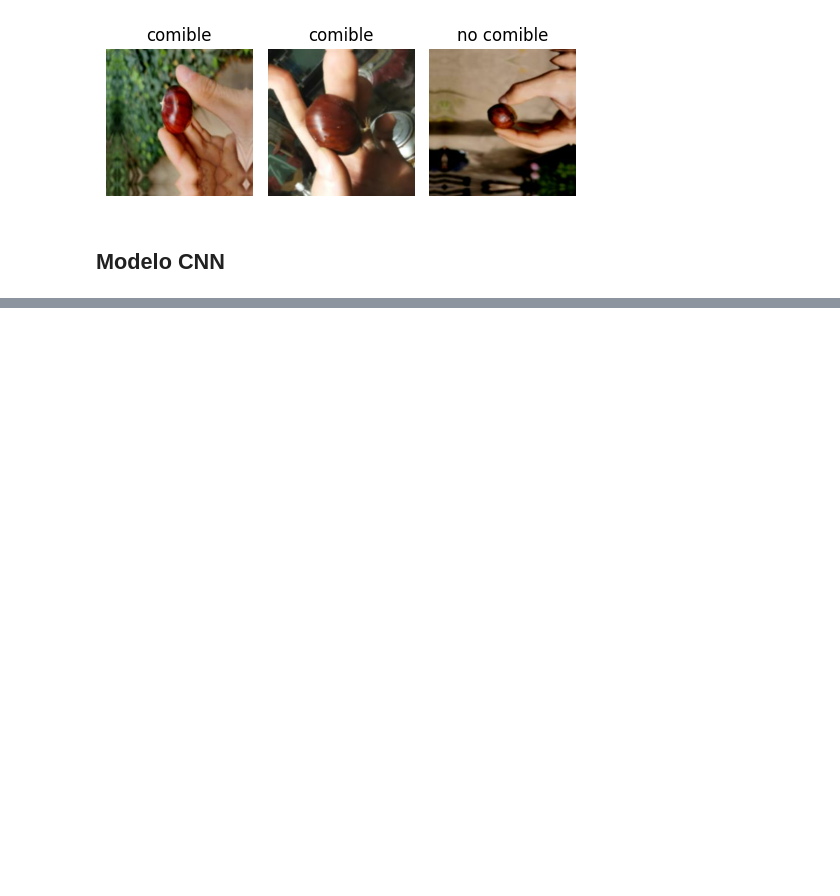
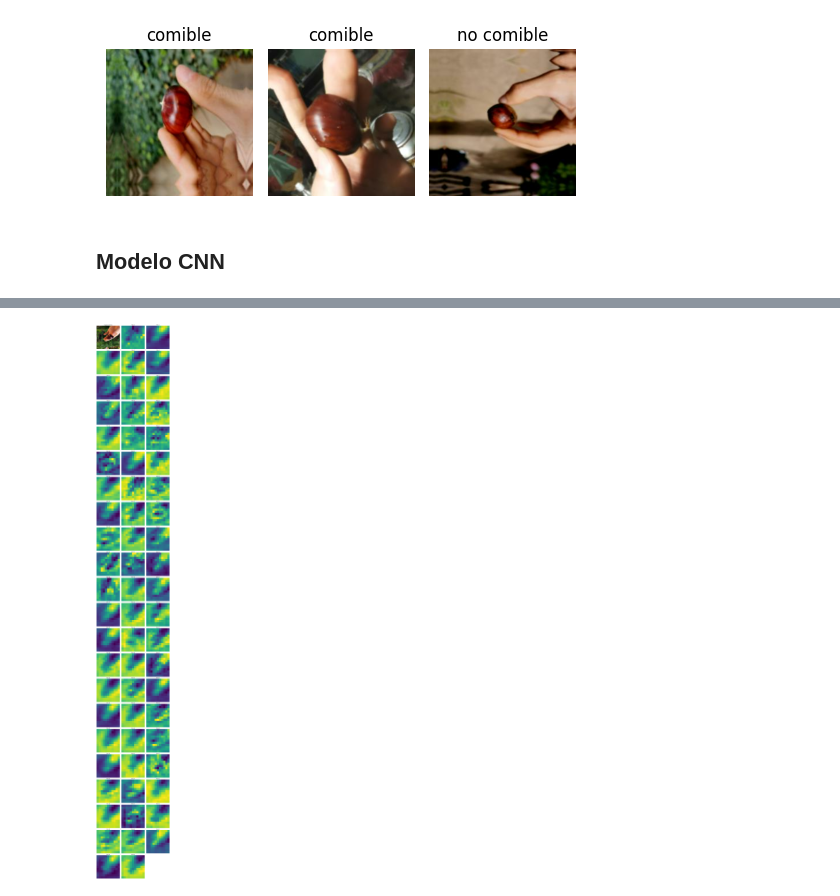
Before and after one commit to Axoluther/castanas-xai, a Jupyter notebook: CNN.ipynb, the cells around one changed output, grey strips where cells are left out. Cells and saved outputs as stored; diff of their text form; code cells hidden in the pictures; blank space fills up the shorter version.

```diff
--- a/CNN.ipynb
+++ b/CNN.ipynb
@@ -169,0 +215,21 @@ val accuaricy: 0.768878698348999 val loss: 0.5461703538894653
+# %%
+# Obtener una sola imagen del batch
+# `img1` es de forma (32, 256, 256, 3), por lo que seleccionamos una sola imagen:
+img_single = img1[0].numpy() / 255.0  # (256, 256, 3)
+
+# Expandir dimensiones para hacerla (1, 256, 256, 3), que es lo que espera el modelo
+img_single_batch = np.expand_dims(img_single, axis=0)
+
+# Pasar una sola imagen al modelo
+_ = model(img_single_batch)
+
+# Crear extractor de características
+input = model.layers[0].input
+intermediate_layer = model.get_layer(index=14)
+output = intermediate_layer.output
+feature_extractor = keras.models.Model(inputs=input, outputs=output)
+
+# Obtener feature maps
+feature_maps = feature_extractor.predict(img_single_batch)
+
+print("Forma de feature_maps:", feature_maps.shape)
@@ -169,0 +239,26 @@ val accuaricy: 0.768878698348999 val loss: 0.5461703538894653
+# %%
+# Número de filtros
+num_filters = feature_maps.shape[-1]
+cols = 3
+rows = math.ceil((num_filters + 1) / cols)
+
+# Plotear imagen y filtros
+plt.figure(figsize=(5 * cols, 5 * rows))
+
+# Imagen original
+plt.subplot(rows, cols, 1)
+plt.imshow(img_single)
+plt.title('Imagen de entrada')
+plt.axis('off')
+
+# Filtros
+for i in range(num_filters):
+    plt.subplot(rows, cols, i + 2)
+    plt.imshow(feature_maps[0, :, :, i], cmap='viridis')
+    plt.title(f'Filtro {i}')
+    plt.axis('off')
+
+plt.tight_layout()
+plt.show()
+# %% [output]
+[figure, added]
```
Also changed, not shown: parts of 11 cells of this notebook.
